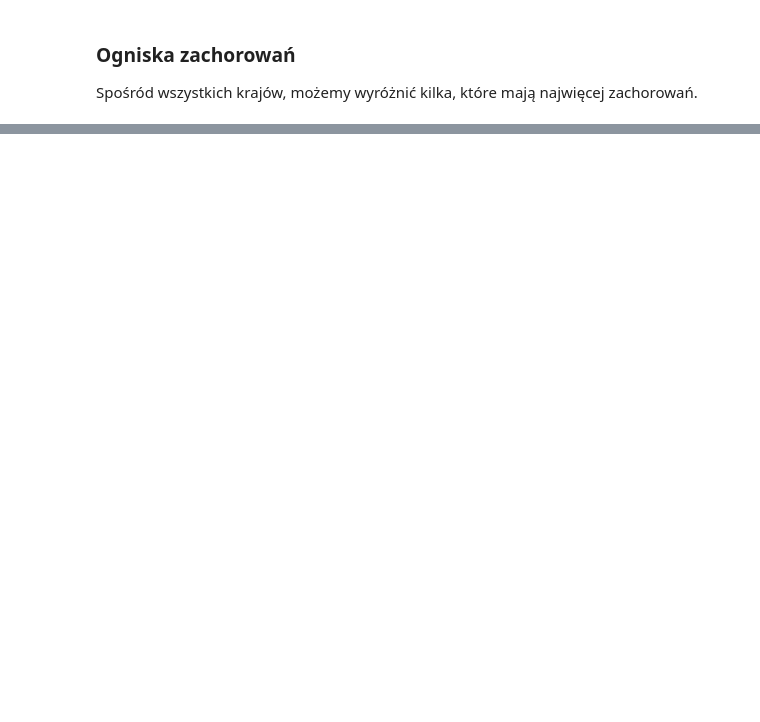
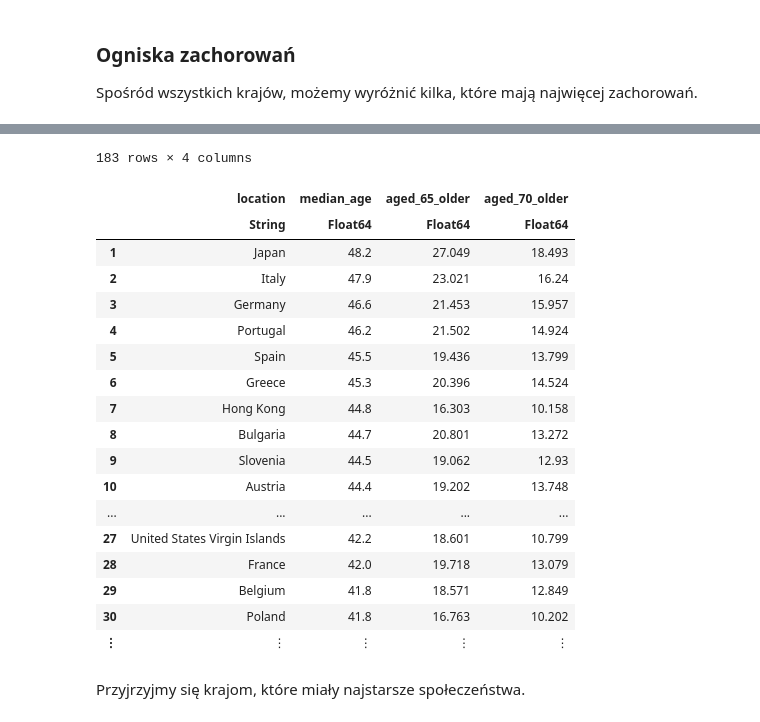
Before and after one commit to wstryc/Wizualizacja-COVID-19, a Jupyter notebook: projekt.ipynb, the cells around one changed output, grey strips where cells are left out. Drawn from its saved outputs; the diff is of its cells as text; code cells hidden in the pictures; blank space fills up the shorter version.

```diff
--- a/projekt.ipynb
+++ b/projekt.ipynb
@@ -161,0 +147,26 @@ plot(p1,p2, p3, p4, layout=4, size=size=(950,570), tight_layout=true, margin=20p
+# %%
+age = covid[:, [:location, :median_age, :aged_65_older, :aged_70_older]] |> unique |> dropmissing
+
+median_sorted = sort!(age, :median_age, rev=true)
+# %% [output]
+183 rows × 4 columns
+|  | location | median_age | aged_65_older | aged_70_older |
+|  | String | Float64 | Float64 | Float64 |
+| 1 | Japan | 48.2 | 27.049 | 18.493 |
+| 2 | Italy | 47.9 | 23.021 | 16.24 |
+| 3 | Germany | 46.6 | 21.453 | 15.957 |
+| 4 | Portugal | 46.2 | 21.502 | 14.924 |
+| 5 | Spain | 45.5 | 19.436 | 13.799 |
+| 6 | Greece | 45.3 | 20.396 | 14.524 |
+| 7 | Hong Kong | 44.8 | 16.303 | 10.158 |
+| 8 | Bulgaria | 44.7 | 20.801 | 13.272 |
+| 9 | Slovenia | 44.5 | 19.062 | 12.93 |
+| 10 | Austria | 44.4 | 19.202 | 13.748 |
+| ... | ... | ... | ... | ... |
+| 27 | United States Virgin Islands | 42.2 | 18.601 | 10.799 |
+| 28 | France | 42.0 | 19.718 | 13.079 |
+| 29 | Belgium | 41.8 | 18.571 | 12.849 |
+| 30 | Poland | 41.8 | 16.763 | 10.202 |
+| ⋮ | ⋮ | ⋮ | ⋮ | ⋮ |
+# %% [markdown]
+Przyjrzyjmy się krajom, które miały najstarsze społeczeństwa.
```
Also changed, not shown: parts of 20 cells of this notebook.
